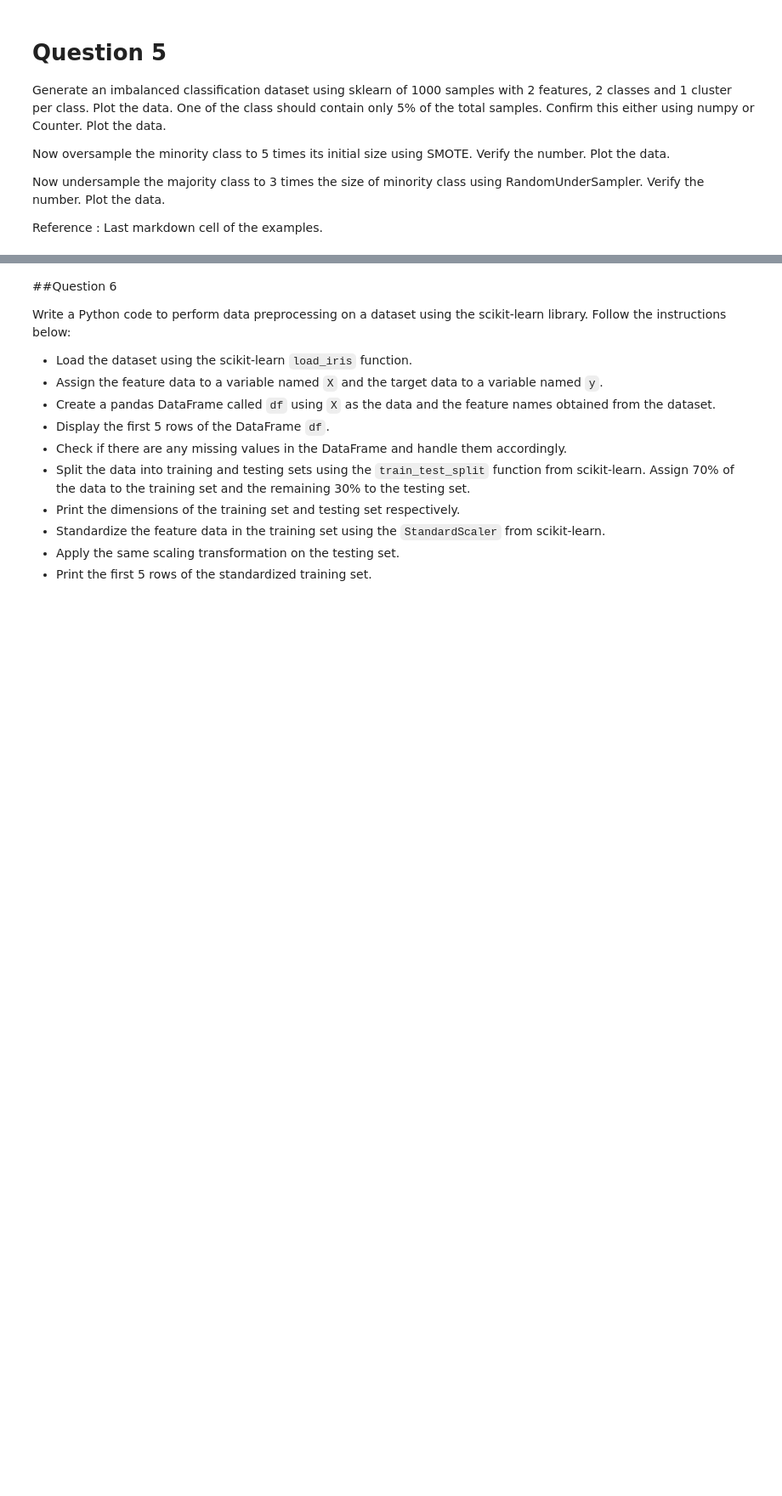
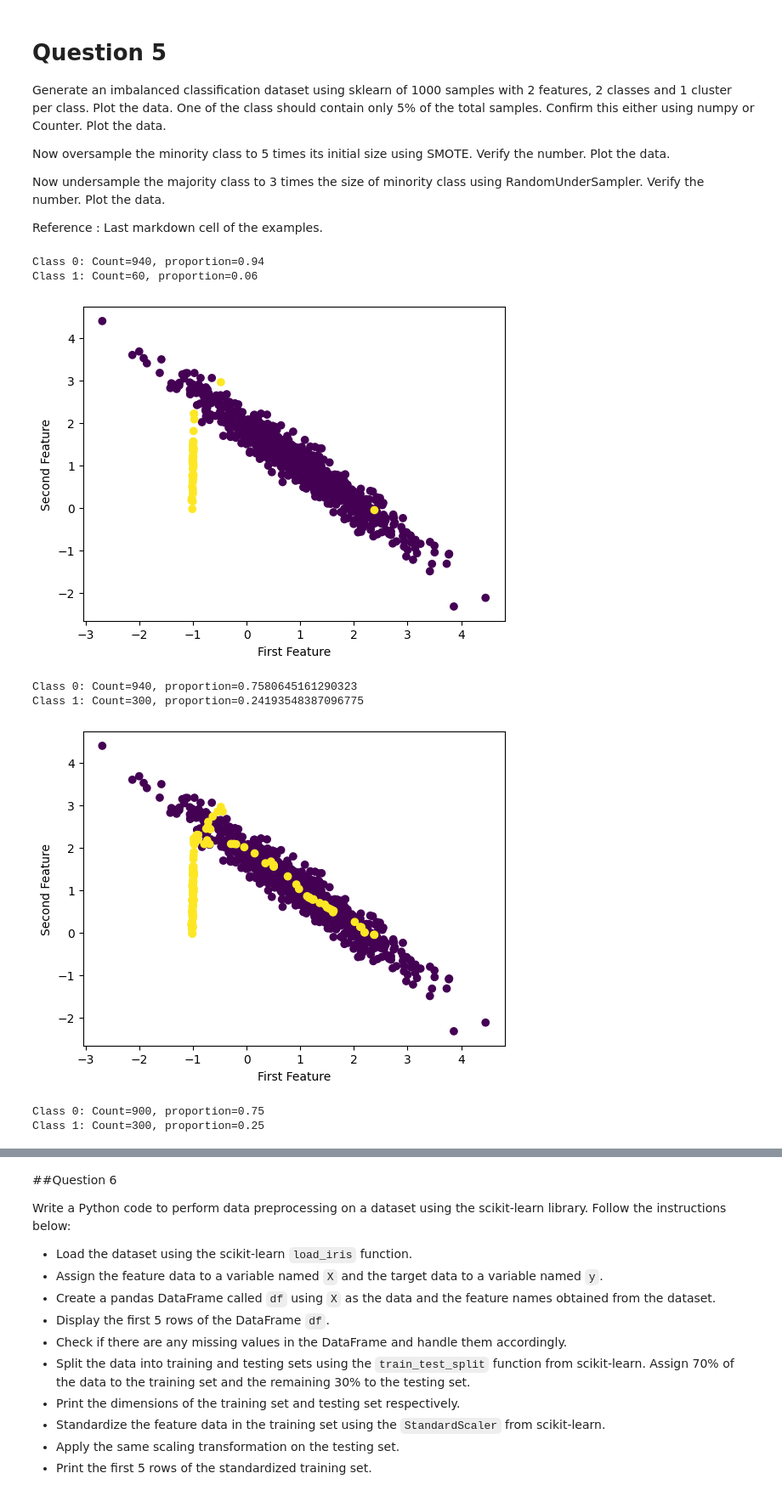
Before and after one commit to Intro-to-ML-and-DL/Intro-to-ML-and-DL, a Jupyter notebook: Week 1/Assignments/Assignment1.ipynb, the cells around one changed output, grey strips where cells are left out. Shown at 85% size. Cells and saved outputs as stored; diff of their text form; code cells hidden in the pictures; blank space fills up the shorter version.

```diff
--- a/Week 1/Assignments/Assignment1.ipynb
+++ b/Week 1/Assignments/Assignment1.ipynb
@@ -86,3 +108,40 @@ Now oversample the minority class to 5 times its initial size using SMOTE. Verif
 Now undersample the majority class to 3 times the size of minority class using RandomUnderSampler. Verify the number. Plot the data.
 
 Reference : Last markdown cell of the examples.
+# %%
+import matplotlib.pyplot as plt
+import numpy as np
+from sklearn.datasets import make_classification as mc
+from imblearn.over_sampling import SMOTE
+from imblearn.under_sampling import RandomUnderSampler as RUS
+X,y=mc(n_samples=1000,n_features=2,n_classes=2,n_clusters_per_class=1,n_informative=2,n_redundant=0,weights=[0.95,0.05])
+def fun() :
+    nclasses=np.bincount(y) #array containing num of samples corresponding to each class in y
+    nsamples=len(y) #total num of samples in y
+    props=nclasses/nsamples #array containing proportion of samples of each class
+    for label,count,prop in zip(range(len(nclasses)),nclasses,props):
+        print(f"Class {label}: Count={count}, proportion={prop}")
+    plt.scatter(X[:,0],X[:,1],c=y)
+    plt.xlabel('First Feature')
+    plt.ylabel('Second Feature')
+    plt.show()
+fun()
+nclasses=np.bincount(y)
+nsamples=len(y)
+a=nclasses[1]*5
+b=nsamples-nclasses[1]
+smote=SMOTE(sampling_strategy=a/b)
+X,y=smote.fit_resample(X,y)
+fun()
+rus=RUS(sampling_strategy=1/3)
+X,y=rus.fit_resample(X,y)
+fun()
+# %% [output]
+Class 0: Count=940, proportion=0.94
+Class 1: Count=60, proportion=0.06
+[figure, added]
+Class 0: Count=940, proportion=0.7580645161290323
+Class 1: Count=300, proportion=0.24193548387096775
+[figure, added]
+Class 0: Count=900, proportion=0.75
+Class 1: Count=300, proportion=0.25
```
Also changed, not shown: parts of 3 cells of this notebook.
